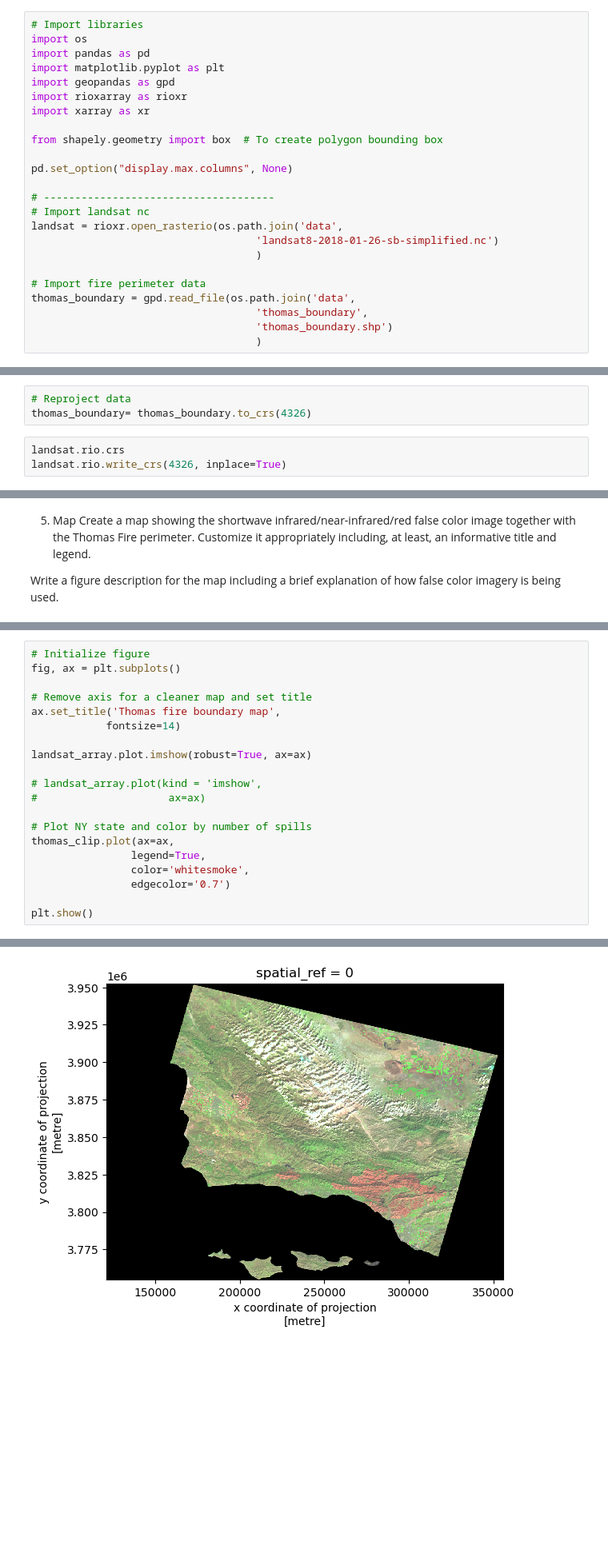
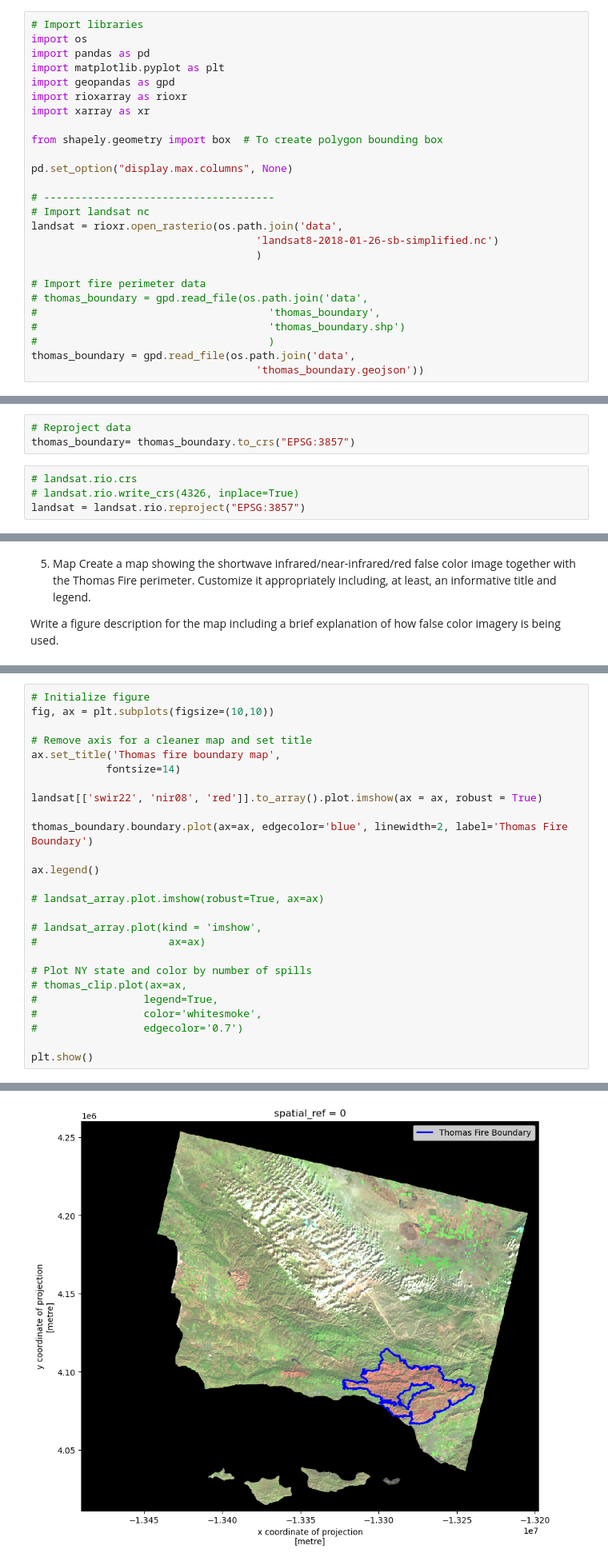
Before and after one commit to haylee360/eds220-hwk4, a Jupyter notebook: hwk4-task2-false-color-oyler.ipynb, the cells around one changed output, grey strips where cells are left out. Shown at 80% size. Cells and saved outputs as stored; diff of their text form; blank space fills up the shorter version.

```diff
--- a/hwk4-task2-false-color-oyler.ipynb
+++ b/hwk4-task2-false-color-oyler.ipynb
@@ -24,10 +24,12 @@ landsat = rioxr.open_rasterio(os.path.join('data',
                                     )
 
 # Import fire perimeter data
+# thomas_boundary = gpd.read_file(os.path.join('data',
+#                                     'thomas_boundary',
+#                                     'thomas_boundary.shp')
+#                                     )
 thomas_boundary = gpd.read_file(os.path.join('data',
-                                    'thomas_boundary',
-                                    'thomas_boundary.shp')
-                                    )
+                                    'thomas_boundary.geojson'))
 # %%
 landsat
 # %% [output]
@@ -99,7 +101,8 @@ landsat[['swir22', 'nir08', 'red']].to_array().plot.imshow(robust=True)
 [figure]
 # %%
 # Reproject data
-thomas_boundary= thomas_boundary.to_crs(4326)
+thomas_boundary= thomas_boundary.to_crs("EPSG:3857")
 # %%
-landsat.rio.crs
-landsat.rio.write_crs(4326, inplace=True)
+# landsat.rio.crs
+# landsat.rio.write_crs(4326, inplace=True)
+landsat = landsat.rio.reproject("EPSG:3857")
@@ -148,21 +131,27 @@ thomas_clip.plot()
 # %%
 # Initialize figure
-fig, ax = plt.subplots()
+fig, ax = plt.subplots(figsize=(10,10))
 
 # Remove axis for a cleaner map and set title
 ax.set_title('Thomas fire boundary map',
             fontsize=14)
 
-landsat_array.plot.imshow(robust=True, ax=ax)
+landsat[['swir22', 'nir08', 'red']].to_array().plot.imshow(ax = ax, robust = True)
+
+thomas_boundary.boundary.plot(ax=ax, edgecolor='blue', linewidth=2, label='Thomas Fire Boundary')
+
+ax.legend()
+
+# landsat_array.plot.imshow(robust=True, ax=ax)
 
 # landsat_array.plot(kind = 'imshow',
 #                     ax=ax)
 
 # Plot NY state and color by number of spills
-thomas_clip.plot(ax=ax,
-                legend=True,
-                color='whitesmoke',
-                edgecolor='0.7')
+# thomas_clip.plot(ax=ax,
+#                 legend=True,
+#                 color='whitesmoke',
+#                 edgecolor='0.7')
 
 plt.show()
 # %% [output]
@@ -170 +158 @@ ValueError: aspect must be finite and positive
-[figure, old version]
+[figure, new version]
```
Also changed, not shown: parts of 7 cells of this notebook, 2 other files.
